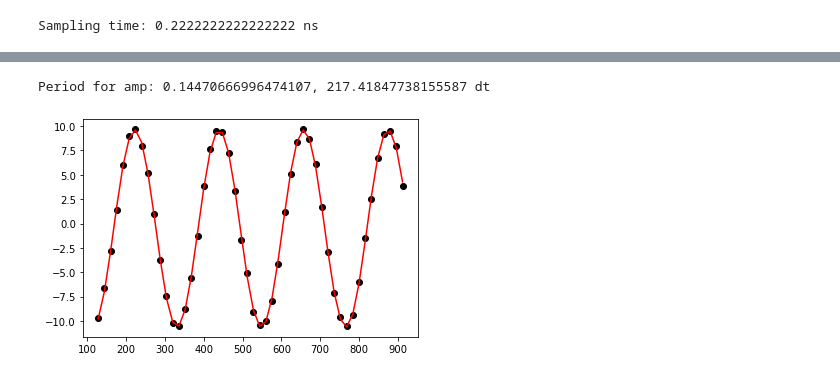
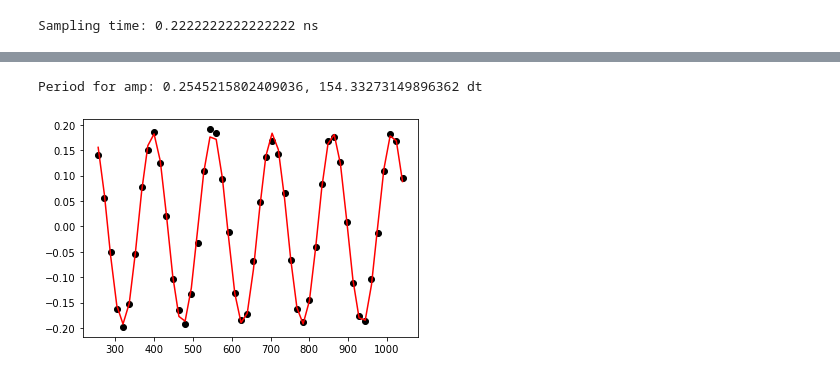
Before and after one commit to noahberthusen/Benewop-benchmarking, a Jupyter notebook: Period_vs_amplitude.ipynb, the cells around one changed output, grey strips where cells are left out. Drawn from its saved outputs; the diff is of its cells as text; code cells hidden in the pictures.

```diff
--- a/Period_vs_amplitude.ipynb
+++ b/Period_vs_amplitude.ipynb
@@ -144,13 +148,13 @@ rabi_values = [np.real(baseline_remove(x)) for x in rabi_values]
 # %%
 rabi_fit_params = []
 y_fits = []
-amp_guesses = np.linspace(0.4, 0.03, num_amplitudes)
+amp_guesses = np.linspace(0.6, 0.1, num_amplitudes)
 
 for i in range(len(rabi_values)):
     fit_params, y_fit = fit_function(all_drive_amps[i],
                                      rabi_values[i],
                                      lambda x, A, B, drive_period, phi: (A*np.cos(2*np.pi*x/drive_period - phi) + B),
-                                     [1, 0, 0.07, 0])
+                                     [1, 0, amp_guesses[i], 0])
     rabi_fit_params.append(fit_params)
     y_fits.append(y_fit)
 # %%
@@ -164,7 +168,7 @@ Amplitude: 0.03605462060014787 dt
 # %%
 for i in range(num_amplitudes):
     pi_amp = abs(rabi_fit_params[i][2] / 2)
-#     pulse_info[i].append(pi_amp)
+    pulse_info[i].append(pi_amp)
     print(f"Pi Amplitude = {abs(rabi_fit_params[i][2] / 2)}")
     print(f"Duration = {pulse_info[i][1]}")
     print(f"Sigma = {pulse_info[i][0]}")
@@ -189,9 +193,2 @@ Pi Amplitude = 0.01496654843730614
 Duration = 1440
 Sigma = 176
-# %%
-pulse_info = [[16, 80, 0.43690323427027805],
- [16, 128, 0.14470666996474107],
- [32, 240, 0.2002737454992599],
- [48, 432, 0.13279722795576354],
- [96, 784, 0.0662230091039001],
- [176, 1440, 0.03605462060014787]]
@@ -261,7 +271,7 @@ rabi_stretch_values = [np.real(baseline_remove(x)) for x in rabi_stretch_values]
 # %%
 rabi_stretch_params = []
 y_stretch_fits = []
-period_guesses = np.geomspace(70, 860, len(rabi_stretch_values), endpoint=False)
+period_guesses = np.geomspace(80, 860, len(rabi_stretch_values), endpoint=False)
 
 fun = lambda x,A,B,T,phi: (A*np.cos(2*np.pi*x/T+phi)+B)
 
@@ -269,20 +279,20 @@ for i in range(len(rabi_stretch_values)):
     fit_params, cov = curve_fit(fun,
                            all_durations[i],
                            rabi_stretch_values[i],
-                           [20, 0, 180, 0],
+                           [20, 0, 150, 0],
                            maxfev=3000)
 
     rabi_stretch_params.append(fit_params)
     y_fit = [fun(x, fit_params[0], fit_params[1], fit_params[2], fit_params[3]) for x in all_durations[i]]
     y_stretch_fits.append(y_fit)
 # %%
-p = 1
+p = 3
 plt.scatter(all_durations[p], rabi_stretch_values[p], color='black')
 plt.plot(all_durations[p], y_stretch_fits[p], color='red')
 print(f'Period for amp: {pulse_info[p][2]}, {rabi_stretch_params[p][2]} dt')
 # %% [output]
-Period for amp: 0.14470666996474107, 217.41847738155587 dt
+Period for amp: 0.2545215802409036, 154.33273149896362 dt
-[figure, old version]
+[figure, new version]
 # %%
 for i in range(len(rabi_stretch_values)):
     period = rabi_stretch_params[i][2]
```
Also changed, not shown: parts of 13 cells of this notebook, 2 other files.
